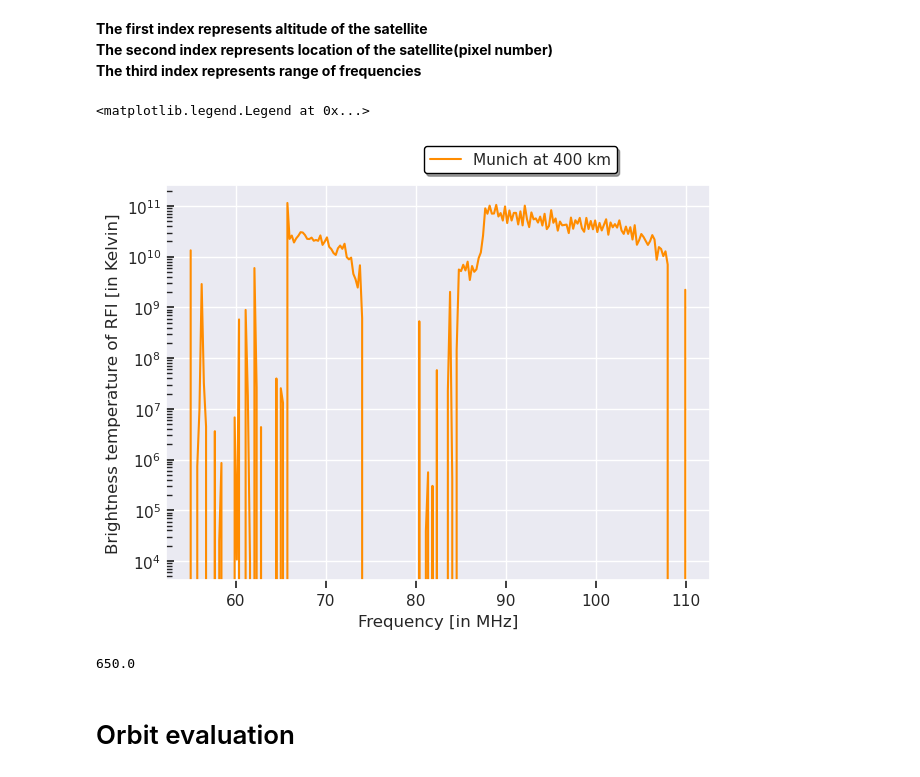
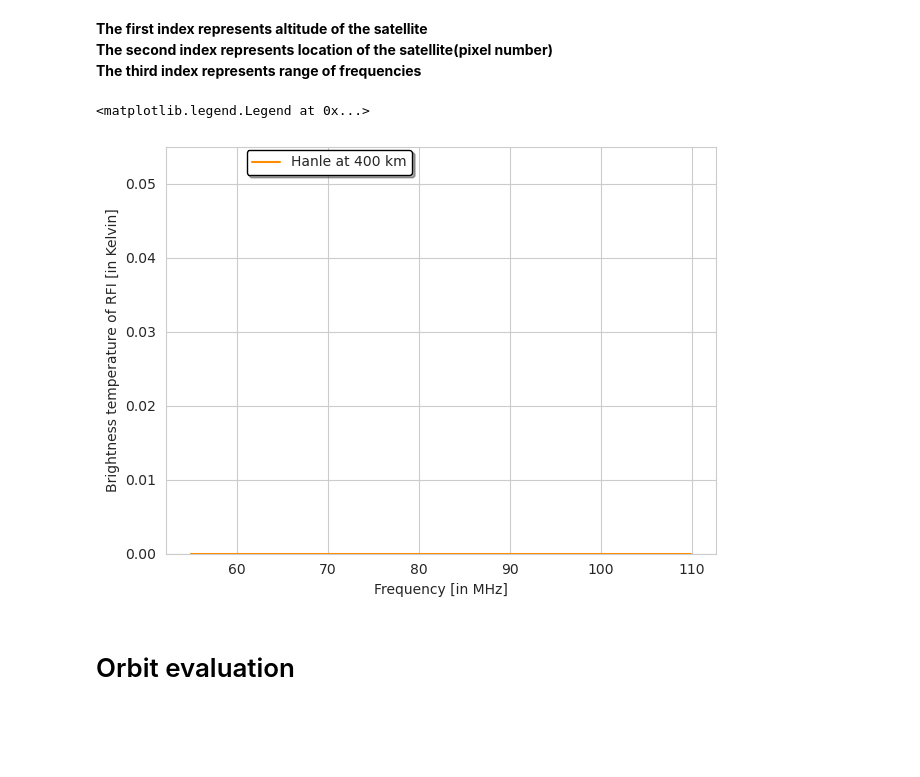
Before and after one commit to Bharatcs/rfi, a Jupyter notebook: Project/STARFIRE_main.ipynb, the cells around one changed output. Cells and saved outputs as stored; diff of their text form; code cells hidden in the pictures; blank space fills up the shorter version.

```diff
--- a/Project/STARFIRE_main.ipynb
+++ b/Project/STARFIRE_main.ipynb
@@ -7,7 +7,7 @@ import numpy as np
 import healpy as hp
 import matplotlib.pyplot as plt
 import seaborn as sns
-# sns.set_style("darkgrid")
+sns.set_style("whitegrid")
 # sns.set(rc={"xtick.bottom": True, "ytick.left": True})
 from astropy.constants import c, k_B, R_earth
 import src.read_database as read_database
@@ -131,23 +122,20 @@ Execution time: 119.36608612934748 minutes
 <b> The second index represents location of the satellite(pixel number) <b>\
 <b> The third index represents range of frequencies <b>
 # %%
-sns.set_style("darkgrid")
-sns.set(rc={"xtick.bottom": True, "ytick.left": True,
-            "xtick.direction": "out", "ytick.direction": "in"}) #, "axes.edgecolor": "black"})
-munpix=hp.ang2pix(nside, 11.580224258292716,48.13469781361046,lonlat=True)
-plt.plot(freq_range,power_output[0,munpix,:], label='Munich at 400 km', color='darkorange')
+# # sns.set_style("darkgrid")
+# sns.set(rc={"xtick.bottom": True, "ytick.left": True,
+#             "xtick.direction": "out", "ytick.direction": "in"}) #, "axes.edgecolor": "black"})
+munpix=hp.ang2pix(nside, 79.00119940706838,32.79051336948348,lonlat=True)
+plt.plot(freq_range,np.zeros(len(freq_range)), label='Hanle at 400 km', color='darkorange')
 plt.xlabel('Frequency [in MHz]')
 plt.ylabel('Brightness temperature of RFI [in Kelvin]')
-plt.yscale('log')
+# plt.yscale('log')
+plt.ylim(bottom=0)
 plt.tight_layout()
 plt.legend(facecolor="white", edgecolor="black", bbox_to_anchor=(0.46, 1.01),fancybox=True, shadow=True)
-# plt.savefig("/home/sonia/Documents/RFI_PAPER/Munich_36000_new.pdf")
+# plt.savefig('/home/saurabhs/Documents/Yogen_starfire/SF_images/IC_RFIspec.pdf',dpi=600,bbox_inches='tight')
 # %% [output]
 <matplotlib.legend.Legend at 0x...>
-[figure, old version]
+[figure, new version]
-# %%
-altitudes[0]
-# %% [output]
-650.0
 # %% [markdown]
 # Orbit evaluation
```
Also changed, not shown: parts of 85 cells of this notebook, 8 other files.
